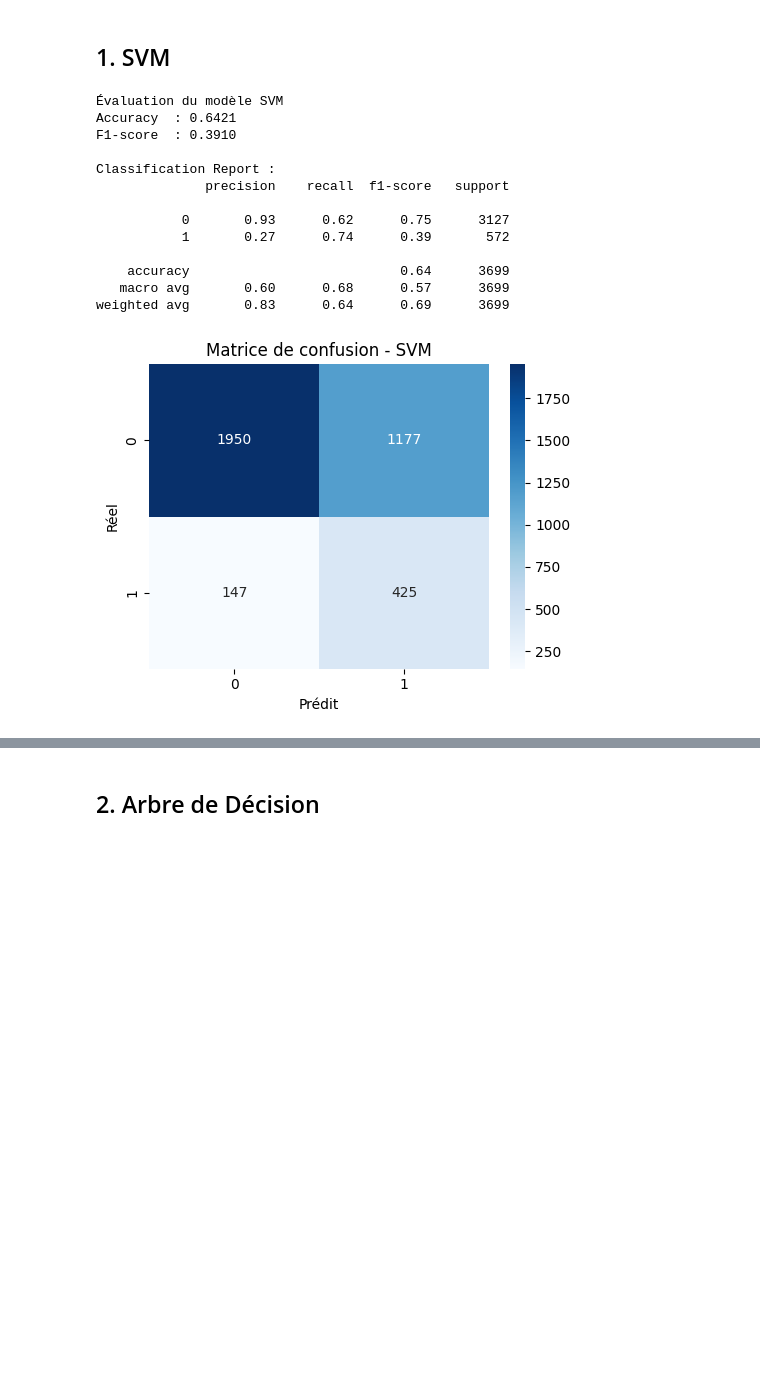
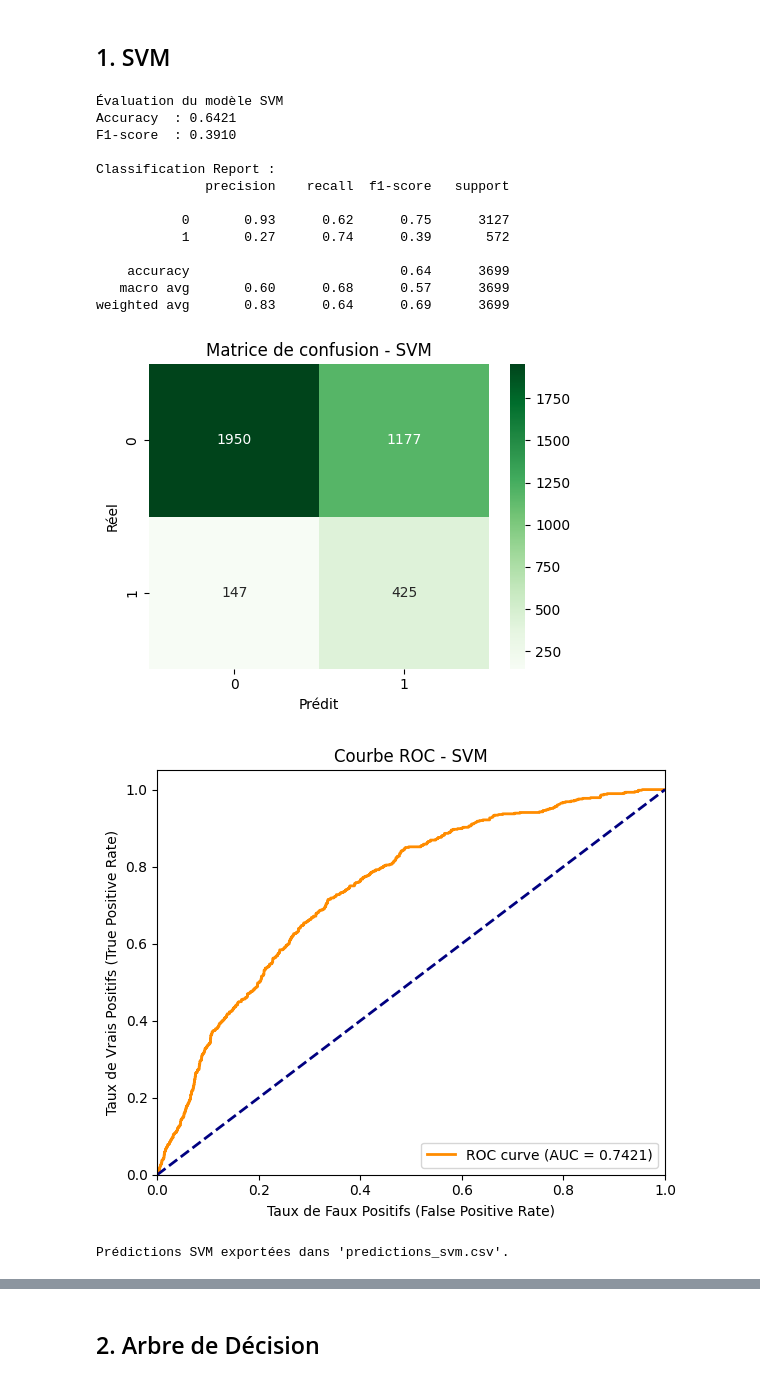
Before and after one commit to ossama-ettaqafi/ONLINE-SHOPPERS-PURCHASE-PREDICTION, a Jupyter notebook: notebooks/02_model_training.ipynb, the cells around one changed output, grey strips where cells are left out. Saved outputs shown, nothing was run; the diff lists cells and outputs as text; code cells hidden in the pictures; blank space fills up the shorter version.

```diff
--- a/notebooks/02_model_training.ipynb
+++ b/notebooks/02_model_training.ipynb
@@ -53,7 +61,7 @@ Les données ont été prétraitées et nettoyées dans les étapes précédente
 # %%
 import pandas as pd
 from sklearn.svm import SVC
-from sklearn.metrics import accuracy_score, f1_score, confusion_matrix, classification_report
+from sklearn.metrics import accuracy_score, f1_score, confusion_matrix, classification_report, roc_curve, auc
 import matplotlib.pyplot as plt
 import seaborn as sns
 
@@ -69,40 +77,69 @@ X_test = test_set.drop("Revenue", axis=1)
 y_test = test_set["Revenue"]
 
 # 3. Initialiser et entraîner le modèle SVM avec gestion du déséquilibre
-svm_model = SVC(kernel='rbf', C=1.0, gamma='scale', random_state=42, class_weight='balanced')
+svm_model = SVC(kernel='rbf', C=1.0, gamma='scale', random_state=42, class_weight='balanced', probability=True)
 svm_model.fit(X_train, y_train)
 
 # 4. Prédictions
 y_pred = svm_model.predict(X_test)
+y_pred_proba = svm_model.predict_proba(X_test)[:, 1]  # Probabilité pour la classe positive
 
 # 5. Évaluation
 print("Évaluation du modèle SVM")
 print(f"Accuracy  : {accuracy_score(y_test, y_pred):.4f}")
 print(f"F1-score  : {f1_score(y_test, y_pred, zero_division=0):.4f}")
 print("\nClassification Report :")
 print(classification_report(y_test, y_pred, zero_division=0))
 
 # 6. Matrice de confusion
 cm = confusion_matrix(y_test, y_pred)
 plt.figure(figsize=(5, 4))
-sns.heatmap(cm, annot=True, fmt="d", cmap="Blues")
+sns.heatmap(cm, annot=True, fmt="d", cmap="Greens")
 plt.title("Matrice de confusion - SVM")
 plt.xlabel("Prédit")
 plt.ylabel("Réel")
 plt.tight_layout()
 plt.show()
+
+# 7. Courbe ROC et AUC
+fpr, tpr, thresholds = roc_curve(y_test, y_pred_proba)
+roc_auc = auc(fpr, tpr)
+
+plt.figure(figsize=(6, 5))
+plt.plot(fpr, tpr, color='darkorange', lw=2, label=f'ROC curve (AUC = {roc_auc:.4f})')
+plt.plot([0, 1], [0, 1], color='navy', lw=2, linestyle='--')
+plt.xlim([0.0, 1.0])
+plt.ylim([0.0, 1.05])
+plt.xlabel("Taux de Faux Positifs (False Positive Rate)")
+plt.ylabel("Taux de Vrais Positifs (True Positive Rate)")
+plt.title("Courbe ROC - SVM")
+plt.legend(loc="lower right")
+plt.tight_layout()
+plt.show()
+
+# 8. Exporter les prédictions dans un CSV
+df_pred = pd.DataFrame({
+    "Actual": y_test.reset_index(drop=True),
+    "Predicted": y_pred,
+    "Predicted_Probability": y_pred_proba
+})
+
+df_pred.to_csv("predictions_svm.csv", index=False)
+print("Prédictions SVM exportées dans 'predictions_svm.csv'.")
 # %% [output]
 Évaluation du modèle SVM
 Accuracy  : 0.6421
 F1-score  : 0.3910
 
 Classification Report :
               precision    recall  f1-score   support
 
            0       0.93      0.62      0.75      3127
            1       0.27      0.74      0.39       572
 
     accuracy                           0.64      3699
    macro avg       0.60      0.68      0.57      3699
 weighted avg       0.83      0.64      0.69      3699
-[figure, old version]
+[figure, new version]
+[figure, added]
+Prédictions SVM exportées dans 'predictions_svm.csv'.
```
Also changed, not shown: parts of 11 cells of this notebook, 5 other files.
